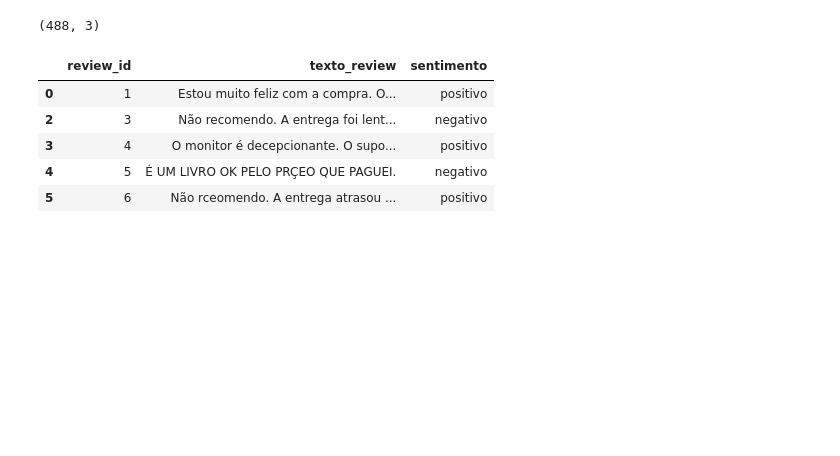
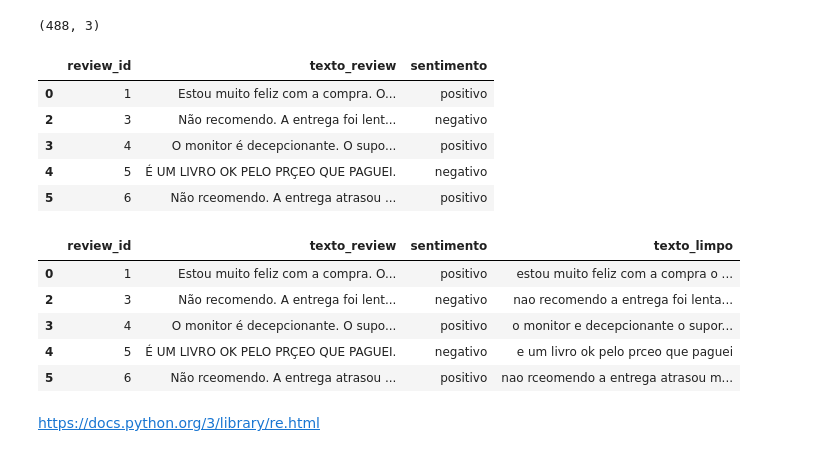
Before and after one commit to leojutsu/Base_Python, a Jupyter notebook: machine_learning/Analise_Sentimentos.ipynb, the cells around one changed output. Saved outputs shown, nothing was run; the diff lists cells and outputs as text; code cells hidden in the pictures; blank space fills up the shorter version.

```diff
--- a/machine_learning/Untitled.ipynb
+++ b/machine_learning/Analise_Sentimentos.ipynb
@@ -200,6 +200,20 @@ def limpa_texto(texto):
     texto_limpo = re.sub(r'[^a-z\s]', '', texto_limpo)
 
     # Remove espaços extras
-    texto_limpo = re.sub(r'\s+', ' ', texto_limpo.strip())
+    texto_limpo = re.sub(r'\s+', ' ', texto_limpo).strip()
 
     return texto_limpo
+# %%
+# Aplica a função de limpeza
+df['texto_limpo'] = df['texto_review'].apply(limpa_texto)
+# %%
+df.head()
+# %% [output]
+|  | review_id | texto_review | sentimento | texto_limpo |
+| 0 | 1 | Estou muito feliz com a compra. O... | positivo | estou muito feliz com a compra o ... |
+| 2 | 3 | Não recomendo. A entrega foi lent... | negativo | nao recomendo a entrega foi lenta... |
+| 3 | 4 | O monitor é decepcionante. O supo... | positivo | o monitor e decepcionante o supor... |
+| 4 | 5 | É UM LIVRO OK PELO PRÇEO QUE PAGUEI. | negativo | e um livro ok pelo prceo que paguei |
+| 5 | 6 | Não rceomendo. A entrega atrasou ... | positivo | nao rceomendo a entrega atrasou m... |
+# %% [markdown]
+https://docs.python.org/3/library/re.html
```
Also changed, not shown: parts of 12 cells of this notebook, 1 other file.
